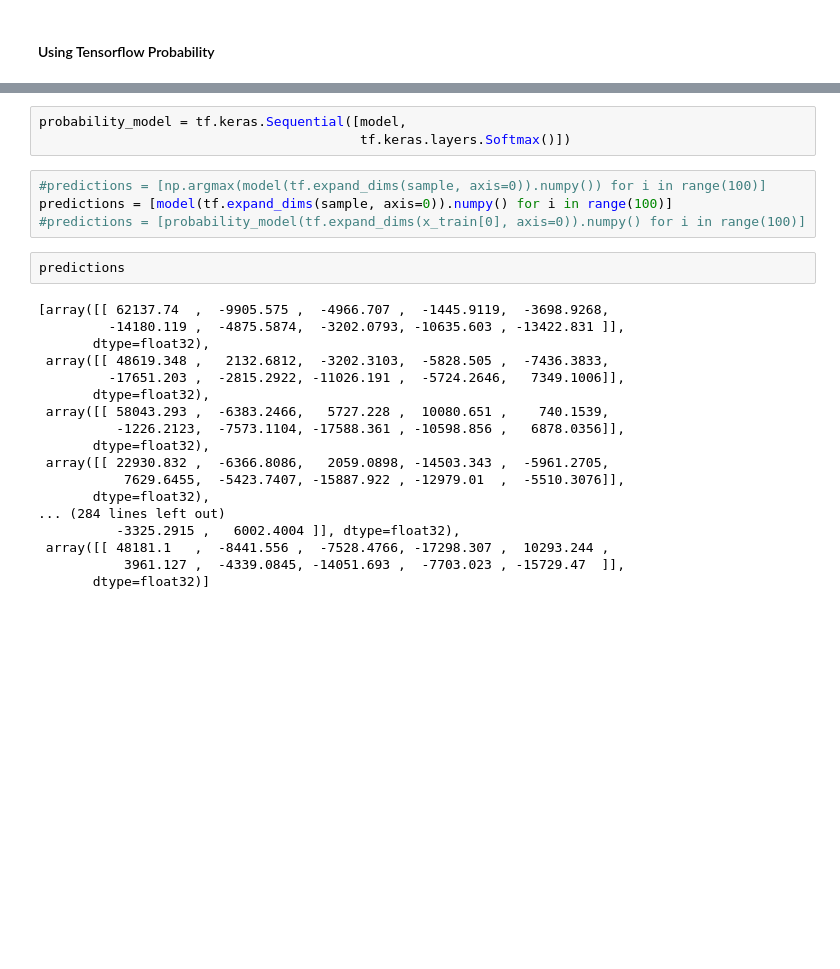
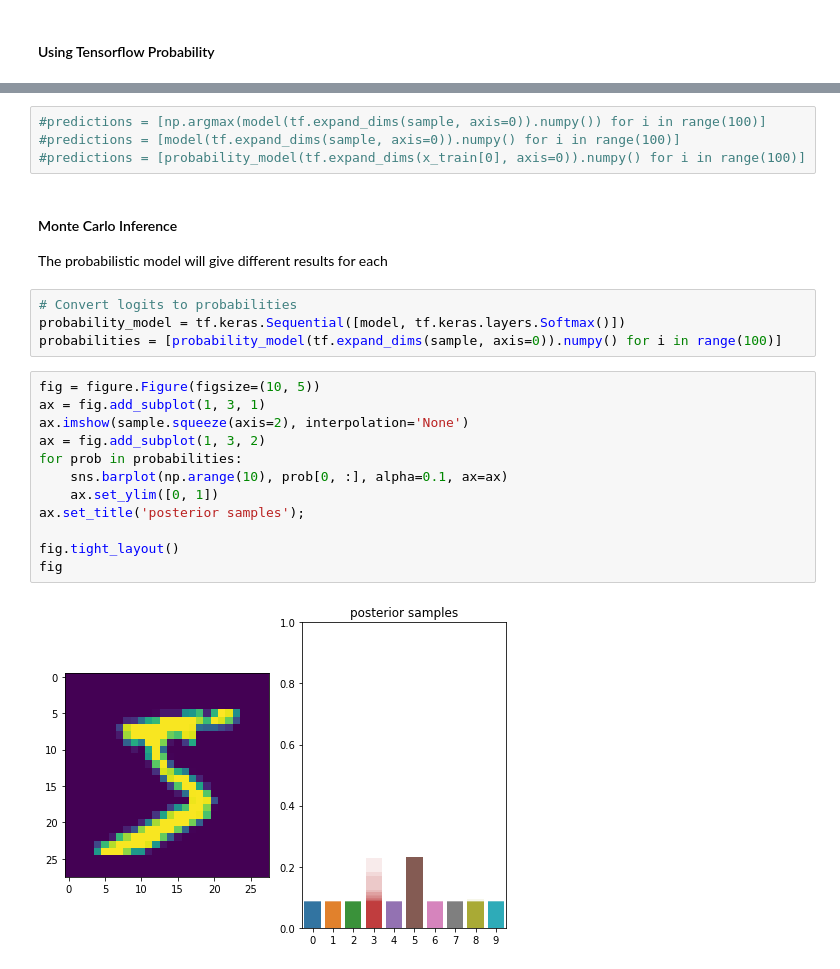
Before and after one commit to leonardoaraujosantos/MLBookCode, a Jupyter notebook: notebooks/bayesian_mnist.ipynb, the cells around one changed output, grey strips where cells are left out. Cells and saved outputs as stored; diff of their text form; blank space fills up the shorter version.

```diff
--- a/notebooks/bayesian_mnist.ipynb
+++ b/notebooks/bayesian_mnist.ipynb
@@ -200,27 +206,25 @@ plt.imshow(sample.squeeze(axis=2))
-# %%
-probability_model = tf.keras.Sequential([model,
-                                         tf.keras.layers.Softmax()])
 # %%
 #predictions = [np.argmax(model(tf.expand_dims(sample, axis=0)).numpy()) for i in range(100)]
-predictions = [model(tf.expand_dims(sample, axis=0)).numpy() for i in range(100)]
+#predictions = [model(tf.expand_dims(sample, axis=0)).numpy() for i in range(100)]
 #predictions = [probability_model(tf.expand_dims(x_train[0], axis=0)).numpy() for i in range(100)]
-# %%
-predictions
-# %% [output]
-[array([[ 62137.74  ,  -9905.575 ,  -4966.707 ,  -1445.9119,  -3698.9268,
-         -14180.119 ,  -4875.5874,  -3202.0793, -10635.603 , -13422.831 ]],
-       dtype=float32),
- array([[ 48619.348 ,   2132.6812,  -3202.3103,  -5828.505 ,  -7436.3833,
-         -17651.203 ,  -2815.2922, -11026.191 ,  -5724.2646,   7349.1006]],
-       dtype=float32),
- array([[ 58043.293 ,  -6383.2466,   5727.228 ,  10080.651 ,    740.1539,
-          -1226.2123,  -7573.1104, -17588.361 , -10598.856 ,   6878.0356]],
-       dtype=float32),
- array([[ 22930.832 ,  -6366.8086,   2059.0898, -14503.343 ,  -5961.2705,
-           7629.6455,  -5423.7407, -15887.922 , -12979.01  ,  -5510.3076]],
-       dtype=float32),
-... (284 lines left out)
-          -3325.2915 ,   6002.4004 ]], dtype=float32),
- array([[ 48181.1   ,  -8441.556 ,  -7528.4766, -17298.307 ,  10293.244 ,
-           3961.127 ,  -4339.0845, -14051.693 ,  -7703.023 , -15729.47  ]],
-       dtype=float32)]
+# %% [markdown]
+#### Monte Carlo Inference
+The probabilistic model will give different results for each
+# %%
+# Convert logits to probabilities
+probability_model = tf.keras.Sequential([model, tf.keras.layers.Softmax()])
+probabilities = [probability_model(tf.expand_dims(sample, axis=0)).numpy() for i in range(100)]
+# %%
+fig = figure.Figure(figsize=(10, 5))
+ax = fig.add_subplot(1, 3, 1)
+ax.imshow(sample.squeeze(axis=2), interpolation='None')
+ax = fig.add_subplot(1, 3, 2)
+for prob in probabilities:
+    sns.barplot(np.arange(10), prob[0, :], alpha=0.1, ax=ax)
+    ax.set_ylim([0, 1])
+ax.set_title('posterior samples');
+
+fig.tight_layout()
+fig
+# %% [output]
+[figure, added]
```
Also changed, not shown: parts of 9 cells of this notebook.
